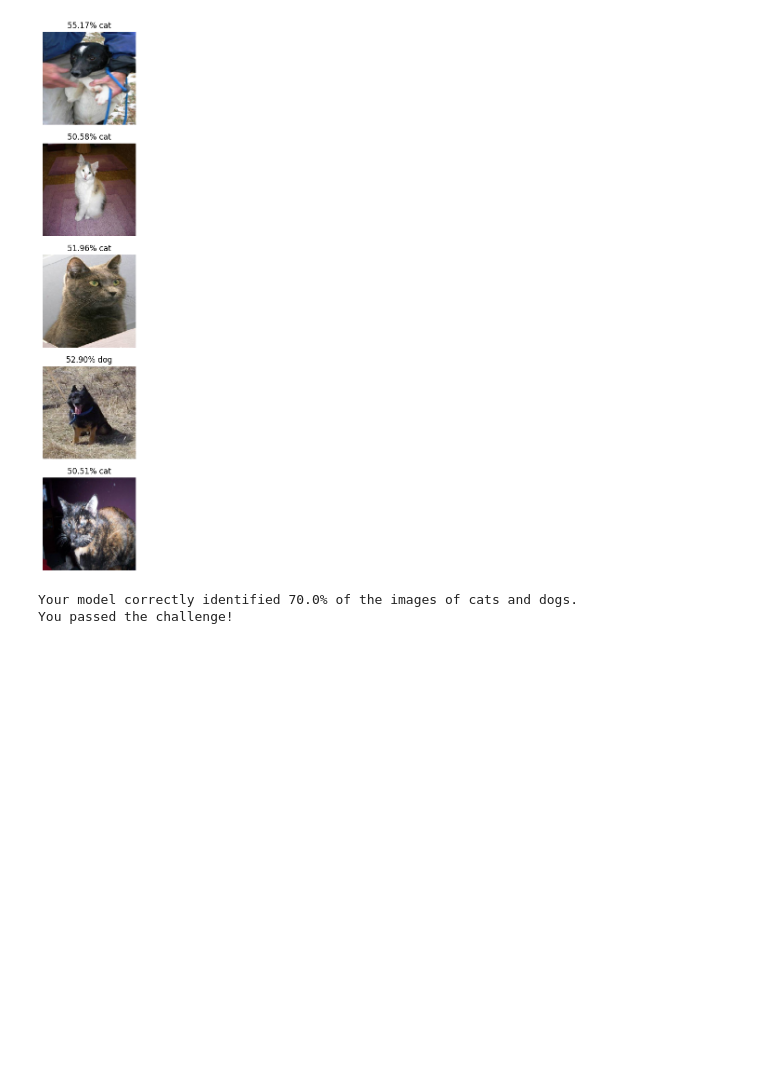
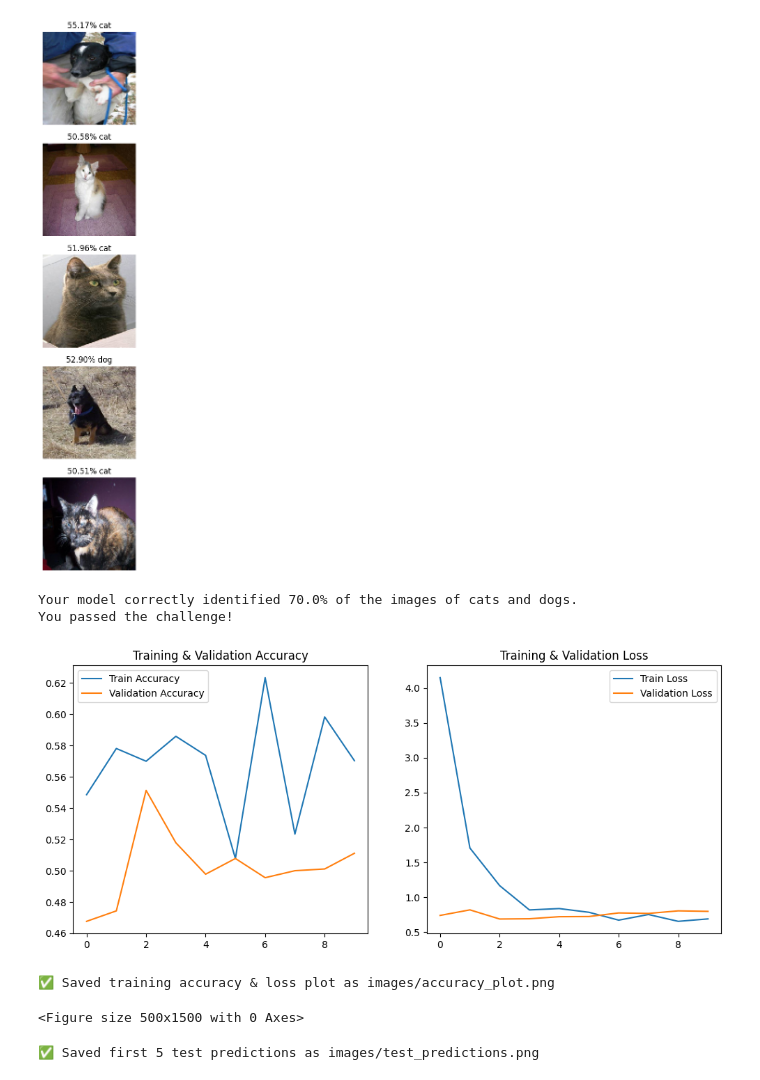
Before and after one commit to Kethmika2004/Cat-Dog-Image_Classifier, a Jupyter notebook: fcc_cat_dog.ipynb, the cells around one changed output. Drawn from its saved outputs; the diff is of its cells as text; code cells hidden in the pictures; blank space fills up the shorter version.

```diff
--- a/fcc_cat_dog.ipynb
+++ b/fcc_cat_dog.ipynb
@@ -312,3 +310,53 @@ else:
 # %% [output]
 Your model correctly identified 70.0% of the images of cats and dogs.
 You passed the challenge!
+# %%
+import os
+import matplotlib.pyplot as plt
+
+# 1️⃣ Create images folder if it doesn't exist
+if not os.path.exists("images"):
+    os.mkdir("images")
+
+# 2️⃣ Save Training Accuracy & Loss Plot
+plt.figure(figsize=(12,5))
+
+# Accuracy subplot
+plt.subplot(1,2,1)
+plt.plot(range(len(acc)), acc, label='Train Accuracy')
+plt.plot(range(len(val_acc)), val_acc, label='Validation Accuracy')
+plt.legend()
+plt.title('Training & Validation Accuracy')
+
+# Loss subplot
+plt.subplot(1,2,2)
+plt.plot(range(len(loss)), loss, label='Train Loss')
+plt.plot(range(len(val_loss)), val_loss, label='Validation Loss')
+plt.legend()
+plt.title('Training & Validation Loss')
+
+# Save figure
+plt.savefig("images/accuracy_plot.png")
+plt.show()
+
+print("✅ Saved training accuracy & loss plot as images/accuracy_plot.png")
+
+# 3️⃣ Save First 5 Test Predictions
+plt.figure(figsize=(5, 15))
+for i, (img, prob) in enumerate(zip(all_test_images[:5], all_probabilities[:5])):
+    plt.subplot(5,1,i+1)
+    plt.imshow(img)
+    plt.axis('off')
+    label = "Dog" if prob > 0.5 else "Cat"
+    plt.title(f"{label} ({prob*100:.2f}%)")
+
+plt.tight_layout()
+plt.savefig("images/test_predictions.png")
+plt.show()
+
+print("✅ Saved first 5 test predictions as images/test_predictions.png")
+# %% [output]
+[figure, added]
+✅ Saved training accuracy & loss plot as images/accuracy_plot.png
+<Figure size 500x1500 with 0 Axes>
+✅ Saved first 5 test predictions as images/test_predictions.png
```
Also changed, not shown: parts of 1 cell of this notebook.
